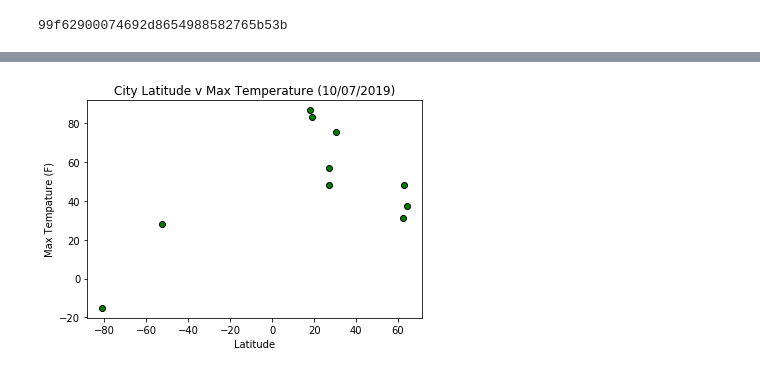
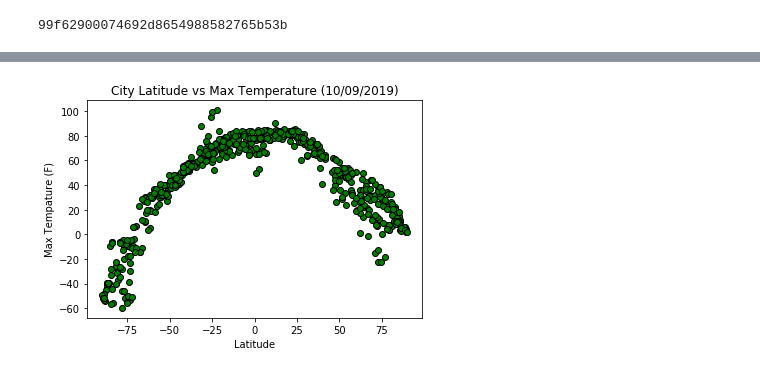
Before and after one commit to claudiaahrens/python-api-challenge, a Jupyter notebook: WeatherPy/WeatherPy.ipynb, the cells around one changed output, grey strips where cells are left out. Drawn from its saved outputs; the diff is of its cells as text; code cells hidden in the pictures.

Commit message:
Finalized scatter plots and observations

```diff
--- a/WeatherPy/WeatherPy.ipynb
+++ b/WeatherPy/WeatherPy.ipynb
@@ -42,5 +48,6 @@ for lat_lng in lat_lngs:
         cities.append(city)
 
 # Print the city count to confirm sufficient count
-len(cities)
+cities_count = len(cities)
+cities_count
 # %% [output]
@@ -50,7 +57,7 @@ print('Beginning Data Retrieval')
 print('-----------------------------')
 weather_results = []
 
-for i in range (0, 10):
+for i in range (0, cities_count):
     lat_long = lat_lngs[i]
     lat = lat_long[0]
     long = lat_long[1]
@@ -124,16 +133,16 @@ weather_df.head()
 # %%
 lat_tempature = weather_df.copy()[['lat', 'max_temp']]
 
 # Tell matplotlib to create a scatter plot based upon the above data
 plt.scatter(lat_tempature['lat'],lat_tempature['max_temp'], marker="o", facecolors="green", edgecolors="black")
 
 # Create a title, x label, and y label for our chart
-plt.title("City Latitude v Max Temperature (10/07/2019)")
+plt.title("City Latitude vs Max Temperature (10/09/2019)")
 plt.xlabel("Latitude")
 plt.ylabel("Max Tempature (F)")
 
  # Save an image of the chart and print to screen
 plt.savefig("../WeatherPy/City-Latitude-vs-Max-Tempature.png")
 plt.show()
 # %% [output]
-[figure, old version]
+[figure, new version]
```
Also changed, not shown: parts of 7 cells of this notebook, 5 other files.
